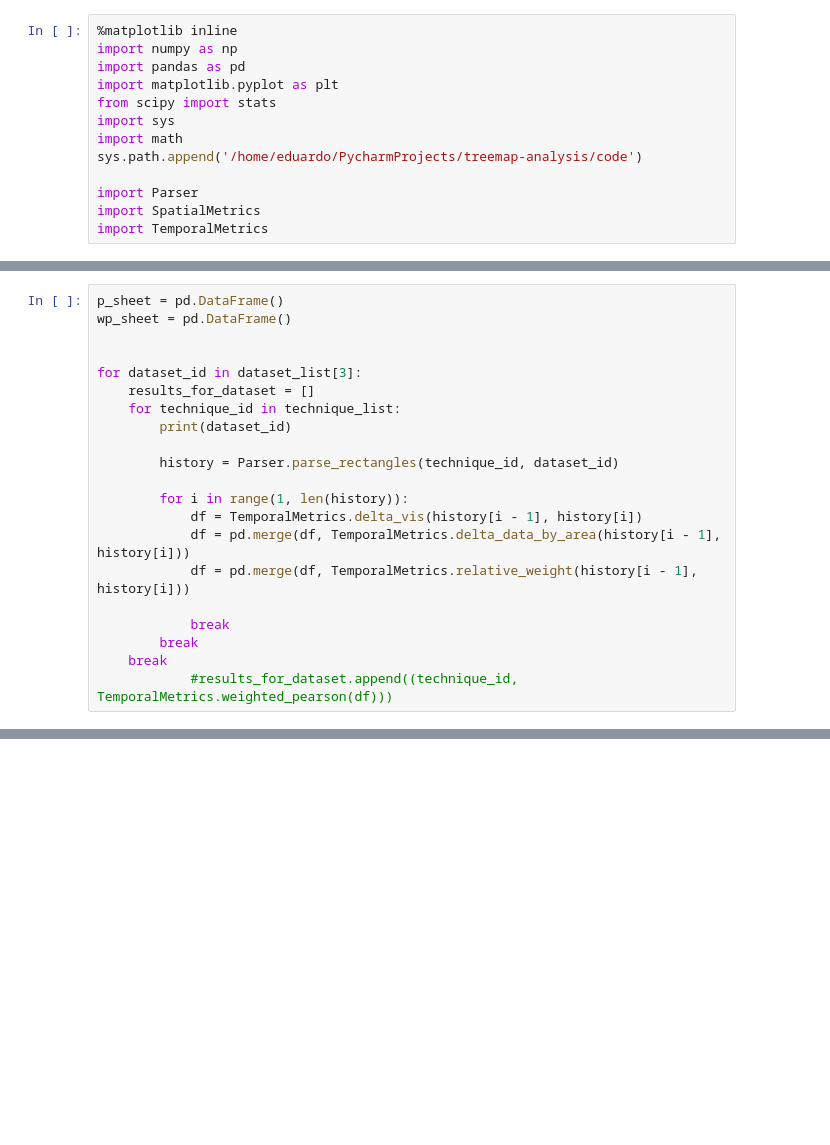
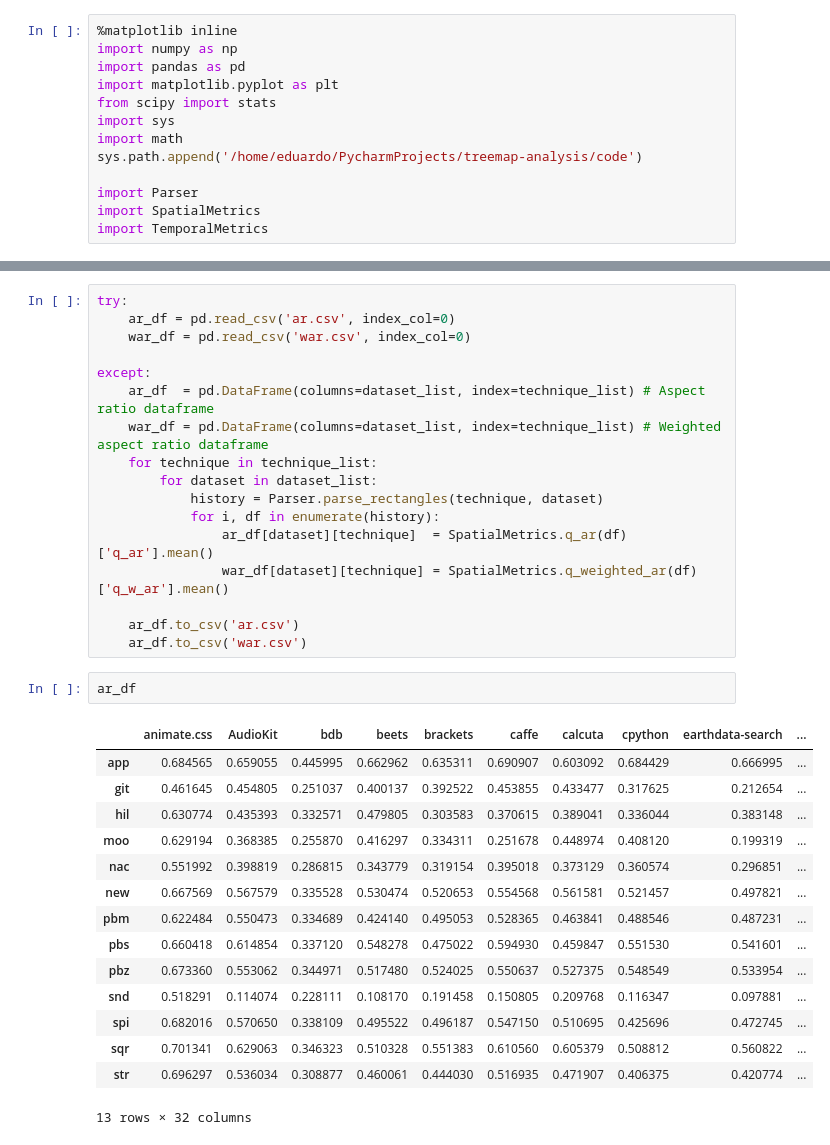
Before and after one commit to EduardoVernier/treemap-analysis, a Jupyter notebook: notebooks/RankTable.ipynb, the cells around one changed output, grey strips where cells are left out. Cells and saved outputs as stored; diff of their text form; blank space fills up the shorter version.

Commit message:
Table results.

```diff
--- a/notebooks/RankTable.ipynb
+++ b/notebooks/RankTable.ipynb
@@ -24,21 +21,0 @@ print(dataset_list)
-# %%
-p_sheet = pd.DataFrame()
-wp_sheet = pd.DataFrame()
-
-
-for dataset_id in dataset_list[3]:
-    results_for_dataset = []
-    for technique_id in technique_list:
-        print(dataset_id)
-
-        history = Parser.parse_rectangles(technique_id, dataset_id)
-
-        for i in range(1, len(history)):
-            df = TemporalMetrics.delta_vis(history[i - 1], history[i])
-            df = pd.merge(df, TemporalMetrics.delta_data_by_area(history[i - 1], history[i]))
-            df = pd.merge(df, TemporalMetrics.relative_weight(history[i - 1], history[i]))
-
-            break
-        break
-    break
-            #results_for_dataset.append((technique_id, TemporalMetrics.weighted_pearson(df)))
@@ -46,0 +33,35 @@ b
+# %%
+try:
+    ar_df = pd.read_csv('ar.csv', index_col=0)
+    war_df = pd.read_csv('war.csv', index_col=0)
+
+except:
+    ar_df  = pd.DataFrame(columns=dataset_list, index=technique_list) # Aspect ratio dataframe
+    war_df = pd.DataFrame(columns=dataset_list, index=technique_list) # Weighted aspect ratio dataframe
+    for technique in technique_list:
+        for dataset in dataset_list:
+            history = Parser.parse_rectangles(technique, dataset)
+            for i, df in enumerate(history):
+                ar_df[dataset][technique]  = SpatialMetrics.q_ar(df)['q_ar'].mean()
+                war_df[dataset][technique] = SpatialMetrics.q_weighted_ar(df)['q_w_ar'].mean()
+
+    ar_df.to_csv('ar.csv')
+    ar_df.to_csv('war.csv')
+# %%
+ar_df
+# %% [output]
+|  | animate.css | AudioKit | bdb | beets | brackets | caffe | calcuta | cpython | earthdata-search | ... |
+| app | 0.684565 | 0.659055 | 0.445995 | 0.662962 | 0.635311 | 0.690907 | 0.603092 | 0.684429 | 0.666995 | ... |
+| git | 0.461645 | 0.454805 | 0.251037 | 0.400137 | 0.392522 | 0.453855 | 0.433477 | 0.317625 | 0.212654 | ... |
+| hil | 0.630774 | 0.435393 | 0.332571 | 0.479805 | 0.303583 | 0.370615 | 0.389041 | 0.336044 | 0.383148 | ... |
+| moo | 0.629194 | 0.368385 | 0.255870 | 0.416297 | 0.334311 | 0.251678 | 0.448974 | 0.408120 | 0.199319 | ... |
+| nac | 0.551992 | 0.398819 | 0.286815 | 0.343779 | 0.319154 | 0.395018 | 0.373129 | 0.360574 | 0.296851 | ... |
+| new | 0.667569 | 0.567579 | 0.335528 | 0.530474 | 0.520653 | 0.554568 | 0.561581 | 0.521457 | 0.497821 | ... |
+| pbm | 0.622484 | 0.550473 | 0.334689 | 0.424140 | 0.495053 | 0.528365 | 0.463841 | 0.488546 | 0.487231 | ... |
+| pbs | 0.660418 | 0.614854 | 0.337120 | 0.548278 | 0.475022 | 0.594930 | 0.459847 | 0.551530 | 0.541601 | ... |
+| pbz | 0.673360 | 0.553062 | 0.344971 | 0.517480 | 0.524025 | 0.550637 | 0.527375 | 0.548549 | 0.533954 | ... |
+| snd | 0.518291 | 0.114074 | 0.228111 | 0.108170 | 0.191458 | 0.150805 | 0.209768 | 0.116347 | 0.097881 | ... |
+| spi | 0.682016 | 0.570650 | 0.338109 | 0.495522 | 0.496187 | 0.547150 | 0.510695 | 0.425696 | 0.472745 | ... |
+| sqr | 0.701341 | 0.629063 | 0.346323 | 0.510328 | 0.551383 | 0.610560 | 0.605379 | 0.508812 | 0.560822 | ... |
+| str | 0.696297 | 0.536034 | 0.308877 | 0.460061 | 0.444030 | 0.516935 | 0.471907 | 0.406375 | 0.420774 | ... |
+13 rows × 32 columns
```
Also changed, not shown: parts of 7 cells of this notebook, 6 other files.
